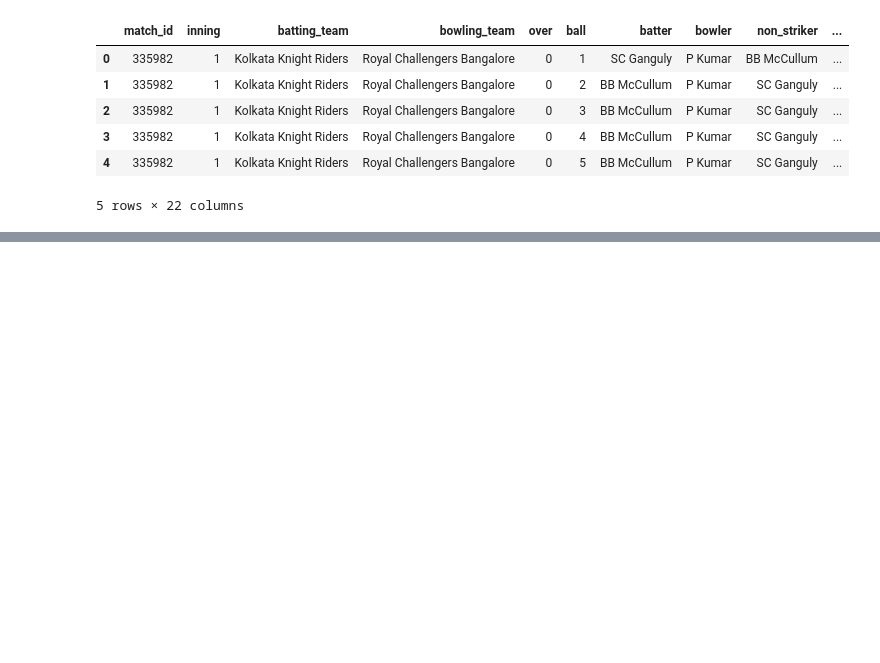
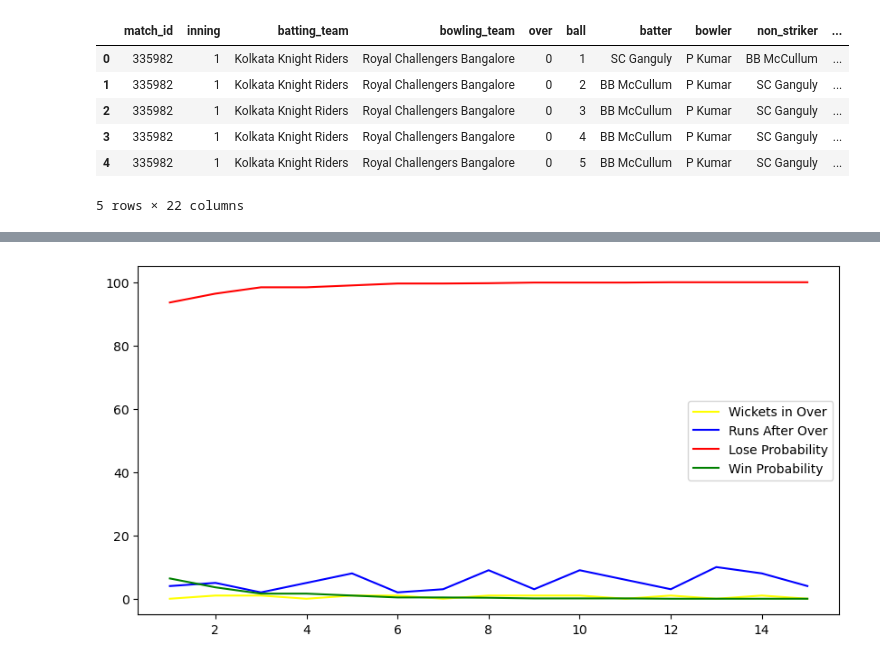
Before and after one commit to Ravi-Kumar-Yadav-6289/Amazon-Reviews-Extraction, a Jupyter notebook: IPL_win_probability/main_notebook.ipynb, the cells around one changed output, grey strips where cells are left out. Saved outputs shown, nothing was run; the diff lists cells and outputs as text; code cells hidden in the pictures; blank space fills up the shorter version.

```diff
--- a/IPL_win_probability/main_notebook.ipynb
+++ b/IPL_win_probability/main_notebook.ipynb
@@ -75,0 +71,3 @@ final=df[['city','batting_team','bowling_team','runs_left','balls_left','wickets
+# %%
+final.dropna(inplace=True)
+final=final[final['balls_left']!=0]
@@ -83,3 +88,8 @@ x_train,x_test,y_train,y_test=train_test_split(final.drop(columns=['result']),fi
 trf=ColumnTransformer([
     ('trf1',OneHotEncoder(sparse_output=False,drop='first'),['batting_team','bowling_team','city'])
 ],remainder='passthrough')
+
+pipe = Pipeline(steps=[
+    ('proc1',trf),
+    ('proc2',LogisticRegression(solver='liblinear'))
+])
@@ -85,0 +108,2 @@ trf=ColumnTransformer([
+# %%
+pipe.fit(x_train,y_train)
@@ -112,0 +153,3 @@ trf=ColumnTransformer([
+# %%
+new_df,target=match_progression(df,335982,pipe)
+pd.DataFrame(new_df)
@@ -112,0 +174,19 @@ trf=ColumnTransformer([
+# %%
+import matplotlib.pyplot as plt
+
+# Set the figure size
+plt.figure(figsize=(10, 5))
+
+# Plot all lines within a single plt.plot() call
+plt.plot(new_df['end_of_over'], new_df['wickets_in_over'], label='Wickets in Over', color='yellow')
+plt.plot(new_df['end_of_over'], new_df['runs_after_over'], label='Runs After Over', color='blue')
+plt.plot(new_df['end_of_over'], new_df['lose'], label='Lose Probability', color='red')
+plt.plot(new_df['end_of_over'], new_df['win'], label='Win Probability', color='green')
+
+# Add a legend to the plot
+plt.legend()
+
+# Show the plot
+plt.show()
+# %% [output]
+[figure, added]
```
Also changed, not shown: parts of 11 cells of this notebook, 2 other files.
